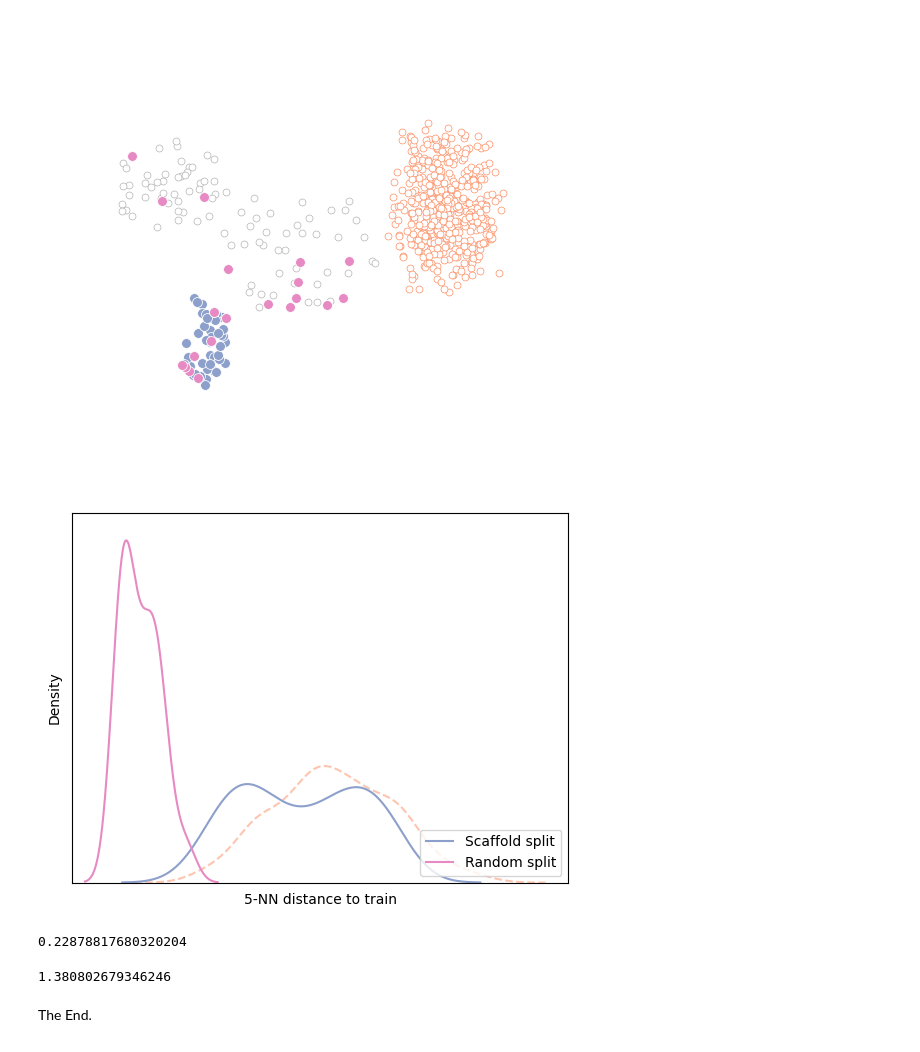
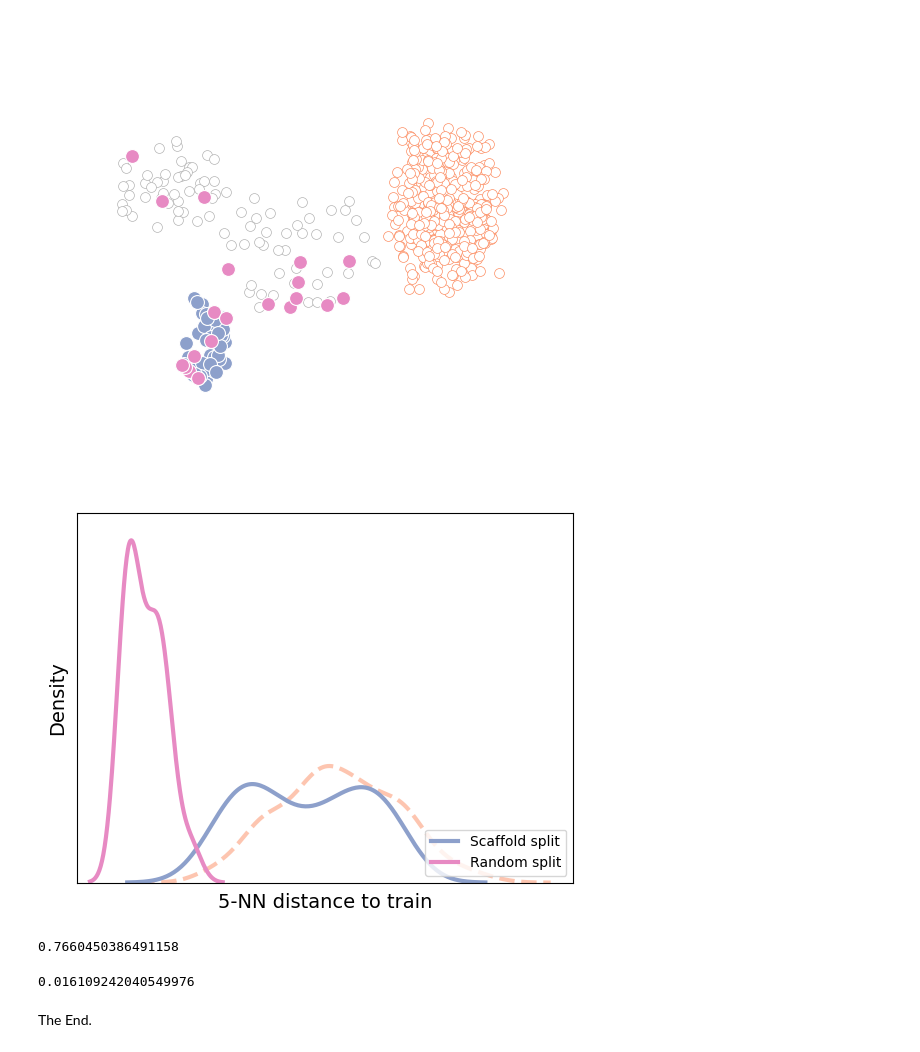
Before and after one commit to valence-labs/mood-experiments, a Jupyter notebook: notebooks/11. MOOD specification flowchart.ipynb, the cells around one changed output. Cells and saved outputs as stored; diff of their text form; code cells hidden in the pictures.

```diff
--- a/notebooks/11. MOOD specification flowchart.ipynb
+++ b/notebooks/11. MOOD specification flowchart.ipynb
@@ -115,37 +118,38 @@ plt.savefig("scatter_split.png", bbox_inches='tight', transparent=True)
 # %%
 x = np.concatenate((x_1, x_2))
 y = np.concatenate((y_1, y_2))
 coords3 = np.stack((x, y), axis=-1)
 
 coords4 = np.stack((x_3, y_3), axis=-1)
 dist_4 = compute_knn_distance(coords3, coords4)
 
 coords5 = np.stack((rand_x_train, rand_y_train), axis=-1)
 coords6 = np.stack((rand_x, rand_y), axis=-1)
 dist_5 = compute_knn_distance(coords5, coords6)
 
 fig, ax = plt.subplots()
-sns.kdeplot(dist_2, ax=ax, color=cmap[1], linestyle="--", alpha=0.5)
-sns.kdeplot(dist_4, ax=ax, c=cmap[2], label="Scaffold split")
-sns.kdeplot(dist_5, ax=ax, c=cmap[3], label="Random split")
+sns.kdeplot(dist_2, ax=ax, color=cmap[1], linestyle="--", alpha=0.5, linewidth=3)
+sns.kdeplot(dist_4, ax=ax, c=cmap[2], label="Scaffold split", linewidth=3)
+sns.kdeplot(dist_5, ax=ax, c=cmap[3], label="Random split", linewidth=3)
 
-ax.set_xlabel("5-NN distance to train")
+ax.set_ylabel("Density", fontsize=14)
+ax.set_xlabel("5-NN distance to train", fontsize=14)
 ax.set_xticks([])
 ax.set_yticks([])
 ax.legend(loc="lower right")
 ax.set_xlim((-0.2, 3.35))
 ax.set_ylim((0, 2.75))
 
 plt.savefig("density_split.png", bbox_inches='tight')
 # %% [output]
-[figure, old version]
+[figure, new version]
 # %%
-wasserstein_distance(dist_2, dist_4)
+MOODSplitter.score_representativeness(dist_2, dist_4)
 # %% [output]
-0.22878817680320204
+0.7660450386491158
 # %%
-wasserstein_distance(dist_2, dist_5)
+MOODSplitter.score_representativeness(dist_2, dist_5)
 # %% [output]
-1.380802679346246
+0.016109242040549976
 # %% [markdown]
 The End.
```
Also changed, not shown: parts of 4 cells of this notebook, 1 other file.
